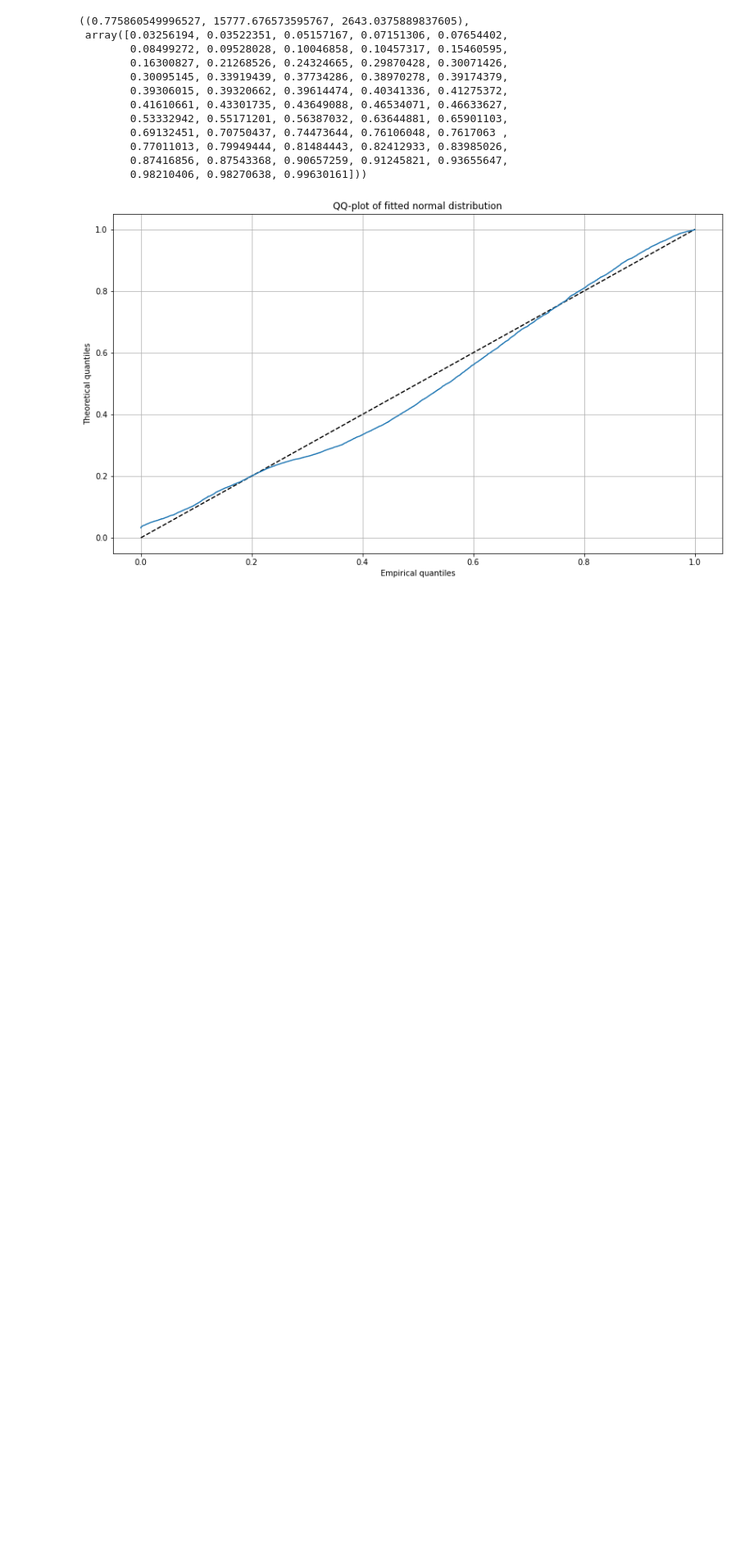
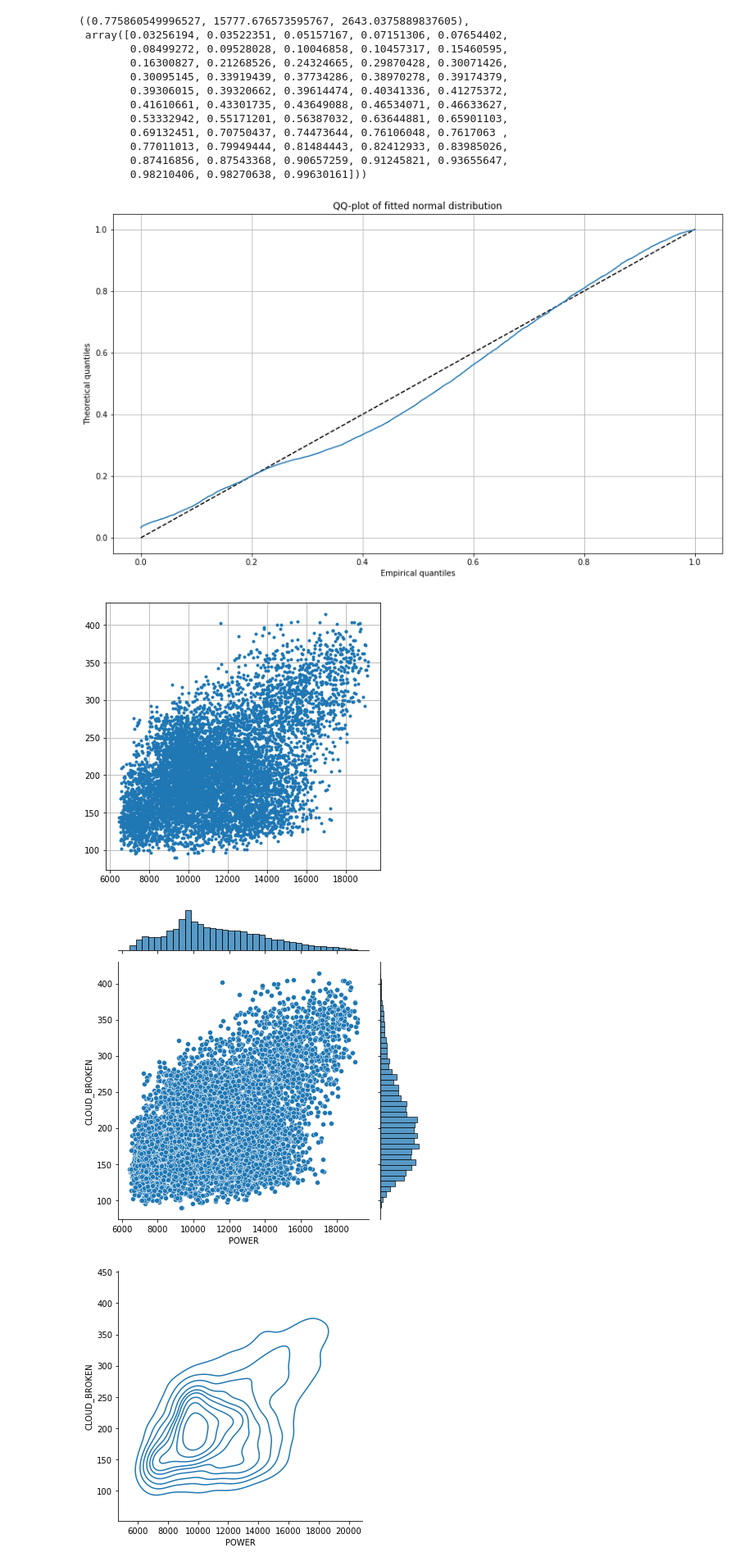
Before and after one commit to prob-design/bivariate, a Jupyter notebook: class_test.ipynb, the cells around one changed output. Shown: that part at 82% size. Cells and saved outputs as stored; diff of their text form; code cells hidden in the pictures; blank space fills up the shorter version.

Commit message:
Implement bivar_fit and bivar_plot

```diff
--- a/class_test.ipynb
+++ b/class_test.ipynb
@@ -62,4 +62,4 @@ bs.hist_plot()
        dtype=object))
 [figure]
 # %%
-bs.fit_ev('POWER')
+#bs.fit_ev('POWER')
@@ -105,3 +103,9 @@ bs.fit_ev(var='POWER')
 bs.QQ_plot('POWER', 'normal')
 # %% [output]
 [figure]
+# %%
+bs.bivar_fit(["POWER", "CLOUD_BROKEN"])
+# %% [output]
+[figure, added]
+[figure, added]
+[figure, added]
```
Also changed, not shown: parts of 2 cells of this notebook, 1 other file.
